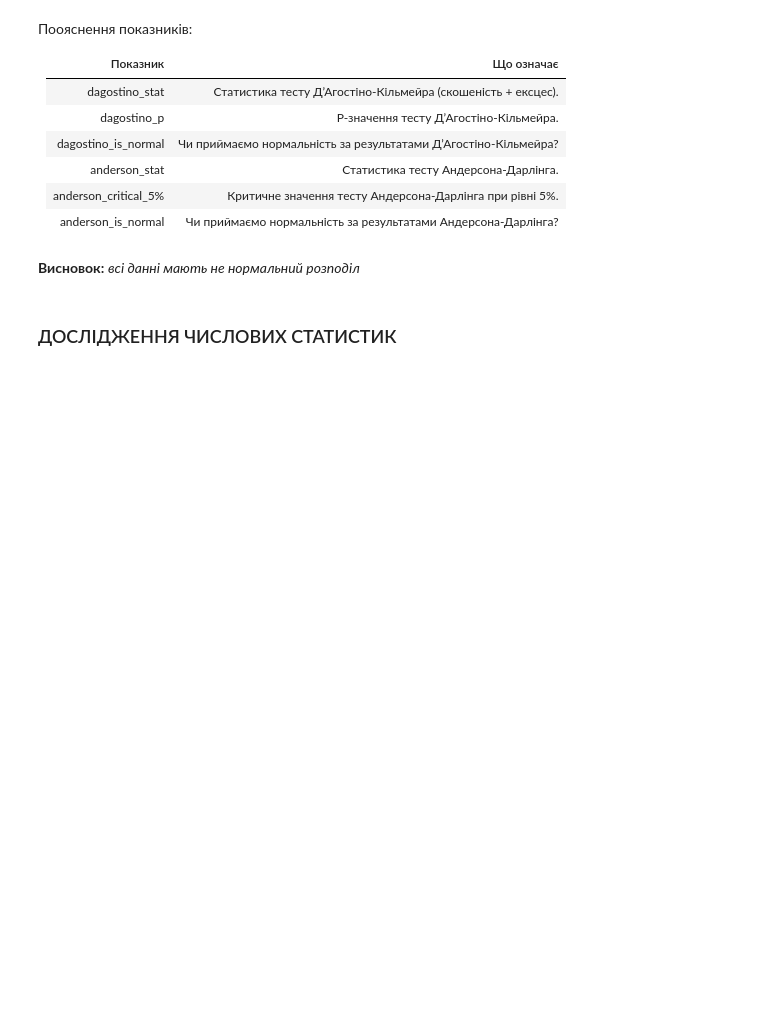
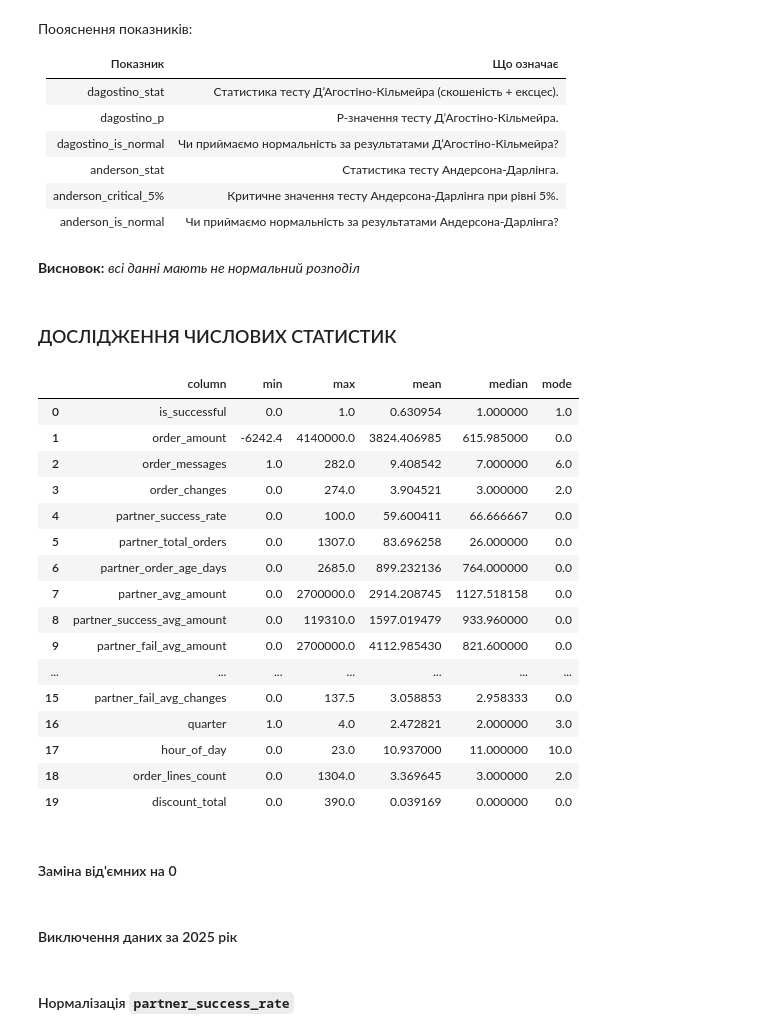
Before and after one commit to SerhiiMiroshnychenko/ScientificCalculations, a Jupyter notebook: PaperS/Paper1/DATA-PREPROCESSING.ipynb, the cells around one changed output. Cells and saved outputs as stored; diff of their text form; code cells hidden in the pictures; blank space fills up the shorter version.

Commit message:
DATA

```diff
--- a/PaperS/Paper1/DATA-PREPROCESSING.ipynb
+++ b/PaperS/Paper1/DATA-PREPROCESSING.ipynb
@@ -142,4 +142,26 @@ def numeric_statistic(data):
     stats_df = pd.DataFrame(stats_list)
     return stats_df
 # %%
-statistic = numeric_statistic(data)
+num_stat = numeric_statistic(data)
+# %%
+num_stat
+# %% [output]
+|  | column | min | max | mean | median | mode |
+| 0 | is_successful | 0.0 | 1.0 | 0.630954 | 1.000000 | 1.0 |
+| 1 | order_amount | -6242.4 | 4140000.0 | 3824.406985 | 615.985000 | 0.0 |
+| 2 | order_messages | 1.0 | 282.0 | 9.408542 | 7.000000 | 6.0 |
+| 3 | order_changes | 0.0 | 274.0 | 3.904521 | 3.000000 | 2.0 |
+| 4 | partner_success_rate | 0.0 | 100.0 | 59.600411 | 66.666667 | 0.0 |
+| 5 | partner_total_orders | 0.0 | 1307.0 | 83.696258 | 26.000000 | 0.0 |
+| 6 | partner_order_age_days | 0.0 | 2685.0 | 899.232136 | 764.000000 | 0.0 |
+| 7 | partner_avg_amount | 0.0 | 2700000.0 | 2914.208745 | 1127.518158 | 0.0 |
+| 8 | partner_success_avg_amount | 0.0 | 119310.0 | 1597.019479 | 933.960000 | 0.0 |
+| 9 | partner_fail_avg_amount | 0.0 | 2700000.0 | 4112.985430 | 821.600000 | 0.0 |
+| ... | ... | ... | ... | ... | ... | ... |
+| 15 | partner_fail_avg_changes | 0.0 | 137.5 | 3.058853 | 2.958333 | 0.0 |
+| 16 | quarter | 1.0 | 4.0 | 2.472821 | 2.000000 | 3.0 |
+| 17 | hour_of_day | 0.0 | 23.0 | 10.937000 | 11.000000 | 10.0 |
+| 18 | order_lines_count | 0.0 | 1304.0 | 3.369645 | 3.000000 | 2.0 |
+| 19 | discount_total | 0.0 | 390.0 | 0.039169 | 0.000000 | 0.0 |
+# %% [markdown]
+#### Заміна від'ємних на 0
@@ -145,0 +175,2 @@ statistic = numeric_statistic(data)
+# %% [markdown]
+####  Виключення даних за 2025 рік
@@ -145,0 +180,2 @@ statistic = numeric_statistic(data)
+# %% [markdown]
+#### Нормалізація `partner_success_rate`
```
Also changed, not shown: parts of 10 cells of this notebook.
